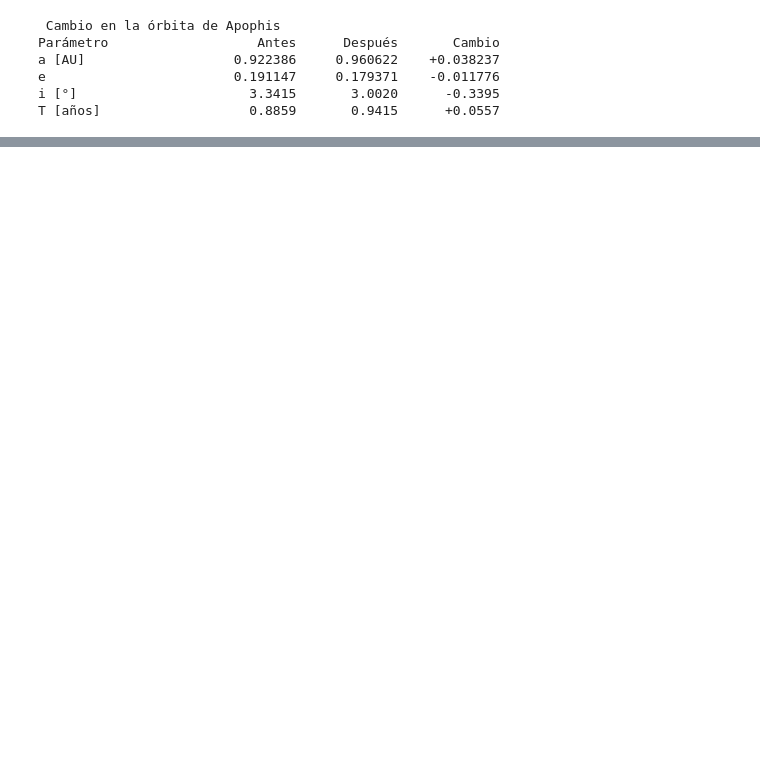
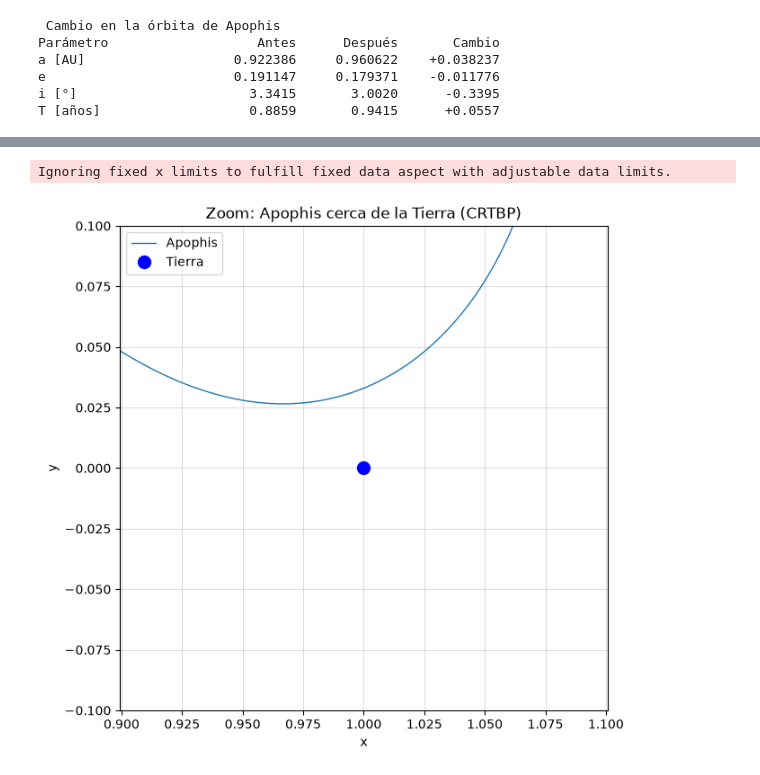
Before and after one commit to meccel-2026-2/Proyecto-del-curso-Apophis, a Jupyter notebook: proyecto-del-curso-Apophis---revision.ipynb, the cells around one changed output, grey strips where cells are left out. Drawn from its saved outputs; the diff is of its cells as text; code cells hidden in the pictures; blank space fills up the shorter version.

```diff
--- a/proyecto-del-curso-Apophis---revision.ipynb
+++ b/proyecto-del-curso-Apophis---revision.ipynb
@@ -1093,0 +1257,16 @@ T [años]                   0.8859       0.9415      +0.0557
+# %%
+plt.figure(figsize=(7, 7))
+plt.plot(xs, ys, lw=1, label='Apophis')
+plt.plot(1 - alfa, 0, 'bo', ms=10, label='Tierra')
+plt.xlim(0.9, 1.1)
+plt.ylim(-0.1, 0.1)
+plt.gca().set_aspect('equal', adjustable='datalim')
+plt.grid(True, alpha=0.4)
+plt.xlabel('x')
+plt.ylabel('y')
+plt.title('Zoom: Apophis cerca de la Tierra (CRTBP)')
+plt.legend()
+plt.show()
+# %% [output]
+Ignoring fixed x limits to fulfill fixed data aspect with adjustable data limits.
+[figure, added]
```
Also changed, not shown: parts of 54 cells of this notebook.
